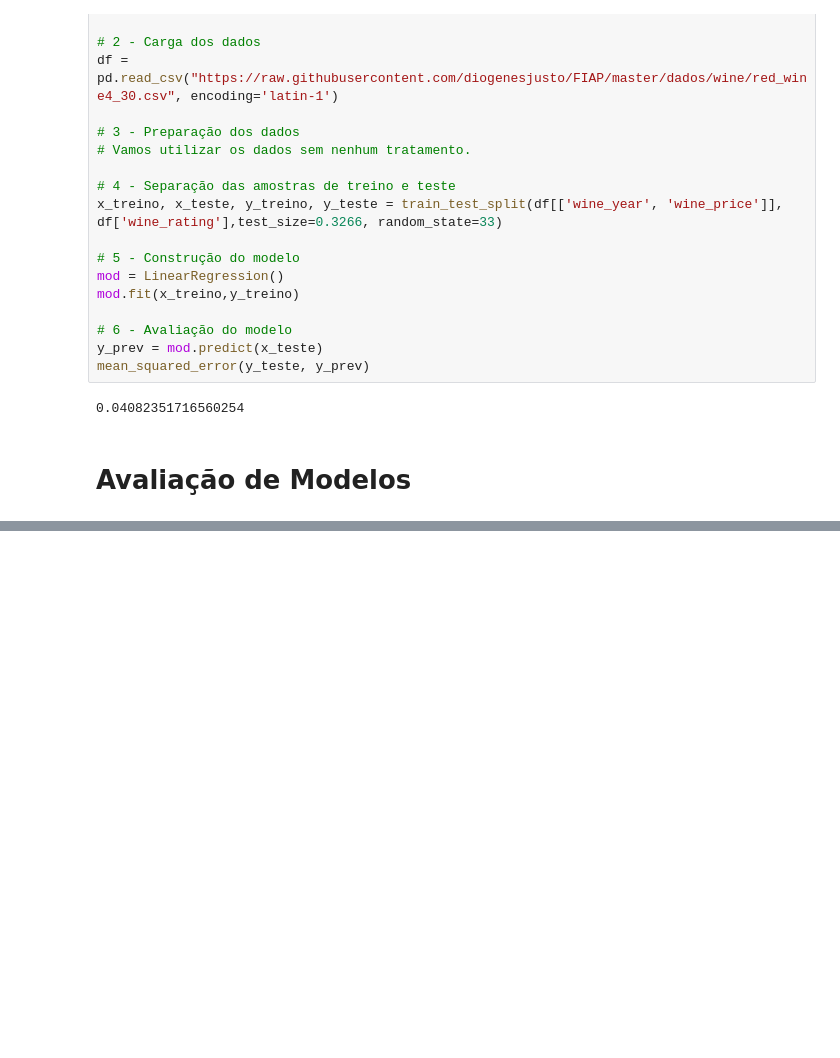
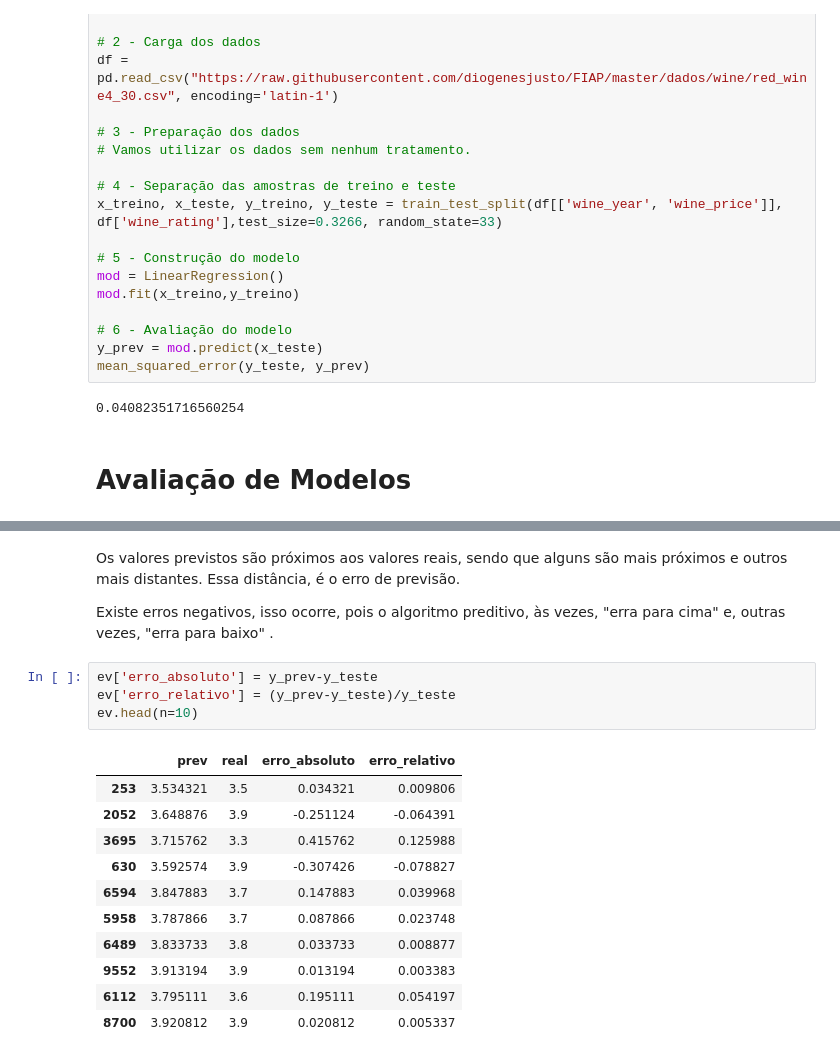
Before and after one commit to CarolineAndradeR/Data-Science, a Jupyter notebook: Modelagem_Preditiva.ipynb, the cells around one changed output, grey strips where cells are left out. Saved outputs shown, nothing was run; the diff lists cells and outputs as text; blank space fills up the shorter version.

```diff
--- a/Modelagem_Preditiva.ipynb
+++ b/Modelagem_Preditiva.ipynb
@@ -90,0 +115,20 @@ A previsão é "boa"  quando acertamos, e “ruim”, quando erramos. Mas a resp
+# %% [markdown]
+Os valores previstos são próximos aos valores reais, sendo que alguns são mais próximos e outros mais distantes. Essa distância, é o erro de previsão.
+
+Existe erros negativos, isso ocorre, pois o algoritmo preditivo, às vezes, "erra para cima" e, outras vezes, "erra para baixo" .
+# %%
+ev['erro_absoluto'] = y_prev-y_teste
+ev['erro_relativo'] = (y_prev-y_teste)/y_teste
+ev.head(n=10)
+# %% [output]
+|  | prev | real | erro_absoluto | erro_relativo |
+| 253 | 3.534321 | 3.5 | 0.034321 | 0.009806 |
+| 2052 | 3.648876 | 3.9 | -0.251124 | -0.064391 |
+| 3695 | 3.715762 | 3.3 | 0.415762 | 0.125988 |
+| 630 | 3.592574 | 3.9 | -0.307426 | -0.078827 |
+| 6594 | 3.847883 | 3.7 | 0.147883 | 0.039968 |
+| 5958 | 3.787866 | 3.7 | 0.087866 | 0.023748 |
+| 6489 | 3.833733 | 3.8 | 0.033733 | 0.008877 |
+| 9552 | 3.913194 | 3.9 | 0.013194 | 0.003383 |
+| 6112 | 3.795111 | 3.6 | 0.195111 | 0.054197 |
+| 8700 | 3.920812 | 3.9 | 0.020812 | 0.005337 |
```
Also changed, not shown: parts of 16 cells of this notebook.
